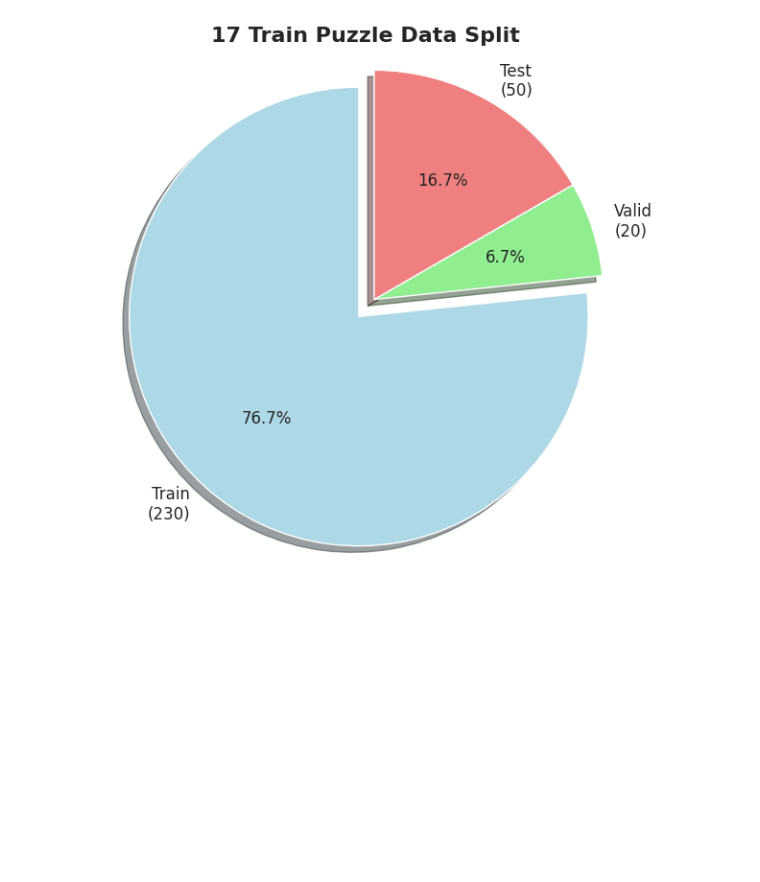
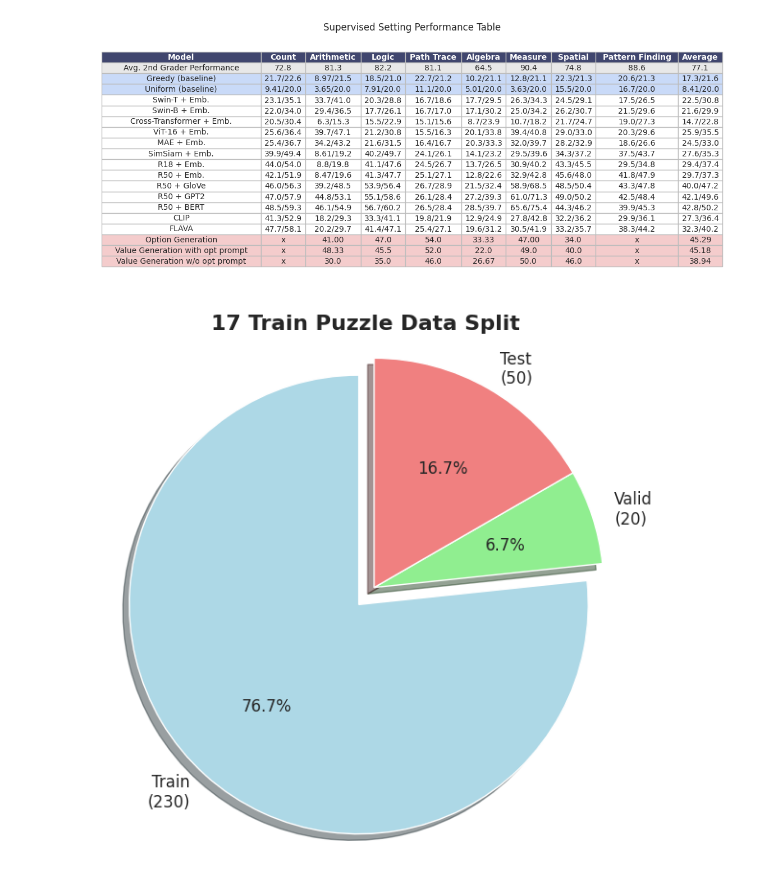
Before and after one commit to J-PARK11/Schema_and_Argument_Code_Prompting_V_CoT, a Jupyter notebook: canvas.ipynb, the cells around one changed output. Saved outputs shown, nothing was run; the diff lists cells and outputs as text; code cells hidden in the pictures; blank space fills up the shorter version.

```diff
--- a/canvas.ipynb
+++ b/canvas.ipynb
@@ -11,3 +576,80 @@ colors = sns.color_palette("husl", 40)
+# %%
+data = {
+    "Model": ["Avg. 2nd Grader Performance", "Greedy (baseline)", "Uniform (baseline)", "Swin-T + Emb.", "Swin-B + Emb.",
+              "Cross-Transformer + Emb.", "ViT-16 + Emb.", "MAE + Emb.",
+              "SimSiam + Emb.", "R18 + Emb.", "R50 + Emb.", "R50 + GloVe",
+              "R50 + GPT2", "R50 + BERT", "CLIP", "FLAVA",
+              "Option Generation", "Value Generation with opt prompt", "Value Generation w/o opt prompt"],
+    "Count": ["72.8", "21.7/22.6", "9.41/20.0", "23.1/35.1", "22.0/34.0", "20.5/30.4", "25.6/36.4",
+              "25.4/36.7", "39.9/49.4", "44.0/54.0", "42.1/51.9", "46.0/56.3", "47.0/57.9",
+              "48.5/59.3", "41.3/52.9", "47.7/58.1", 'x', 'x', 'x'],
+    "Arithmetic": ["81.3", "8.97/21.5", "3.65/20.0", "33.7/41.0", "29.4/36.5", "6.3/15.3", "39.7/47.1",
+                   "34.2/43.2", "8.61/19.2", "8.8/19.8", "8.47/19.6", "39.2/48.5", "44.8/53.1",
+                   "46.1/54.9", "18.2/29.3", "20.2/29.7", '41.00', '48.33', '30.0'],
+    "Logic": ["82.2", "18.5/21.0", "7.91/20.0", "20.3/28.8", "17.7/26.1", "15.5/22.9", "21.2/30.8",
+              "21.6/31.5", "40.2/49.7", "41.1/47.6", "41.3/47.7", "53.9/56.4", "55.1/58.6",
+              "56.7/60.2", "33.3/41.1", "41.4/47.1", '47.0', '45.5', '35.0'],
+    "Path Trace": ["81.1", "22.7/21.2", "11.1/20.0", "16.7/18.6", "16.7/17.0", "15.1/15.6", "15.5/16.3",
+                   "16.4/16.7", "24.1/26.1", "24.5/26.7", "25.1/27.1", "26.7/28.9", "26.1/28.4",
+                   "26.5/28.4", "19.8/21.9", "25.4/27.1", '54.0', '52.0', '46.0'],
+    "Algebra": ["64.5", "10.2/21.1", "5.01/20.0", "17.7/29.5", "17.1/30.2", "8.7/23.9", "20.1/33.8",
+                "20.3/33.3", "14.1/23.2", "13.7/26.5", "12.8/22.6", "21.5/32.4", "27.2/39.3",
+                "28.5/39.7", "12.9/24.9", "19.6/31.2", '33.33', '22.0', '26.67'],
+
+    "Measure": ["90.4", "12.8/21.1", "3.63/20.0", "26.3/34.3", "25.0/34.2", "10.7/18.2", "39.4/40.8",
+                "32.0/39.7", "29.5/39.6", "30.9/40.2", "32.9/42.8", "58.9/68.5", "61.0/71.3",
+                "65.6/75.4", "27.8/42.8", "30.5/41.9", '47.00', '49.0', '50.0'],
+    "Spatial": ["74.8", "22.3/21.3", "15.5/20.0", "24.5/29.1", "26.2/30.7", "21.7/24.7", "29.0/33.0",
+                "28.2/32.9", "34.3/37.2", "43.3/45.5", "45.6/48.0", "48.5/50.4", "49.0/50.2",
+                "44.3/46.2", "32.2/36.2", "33.2/35.7", '34.0', '40.0', '46.0'],
+    "Pattern Finding": ["88.6", "20.6/21.3", "16.7/20.0", "17.5/26.5", "21.5/29.6", "19.0/27.3", "20.3/29.6",
+                "18.6/26.6", "37.5/43.7", "29.5/34.8", "41.8/47.9", "43.3/47.8", "42.5/48.4",
+                "39.9/45.3", "29.9/36.1", "38.3/44.2", 'x', 'x', 'x'],
+    "Average": ["77.1", "17.3/21.6", "8.41/20.0", "22.5/30.8", "21.6/29.9", "14.7/22.8", "25.9/35.5",
+                "24.5/33.0", "27.6/35.3", "29.4/37.4", "29.7/37.3", "40.0/47.2", "42.1/49.6",
+                "42.8/50.2", "27.3/36.4", "32.3/40.2", '45.29', '45.18', '38.94']
+}
+
+# DataFrame 생성
+df = pd.DataFrame(data)
+
+# 시각화 함수 정의
+def visualize_table(df):
+    fig, ax = plt.subplots(figsize=(12, 5))
+
+    # 테이블 그리기
+    ax.axis('off')
+    table = ax.table(cellText=df.values, colLabels=df.columns, cellLoc='center', loc='center')
+
+    # 스타일 설정
+    table.auto_set_font_size(False)
+    table.set_fontsize(10)
+    table.auto_set_column_width(col=list(range(len(df.columns))))
+
+    # 헤더와 첫 행 배경 색상 설정
+    num_row = len(df.values)
+    for (i, j), cell in table.get_celld().items():
+        if i == 0:
+            cell.set_text_props(weight='bold', color='white')
+            cell.set_facecolor('#40466e')
+        elif i == 1:
+            cell.set_facecolor('#e8e8e8')
+        elif i in [2,3]:
+            cell.set_facecolor('#c9daf8ff')
+        elif i >= (num_row+1-3):
+            cell.set_facecolor('#f4ccccff')
+        else:
+            cell.set_facecolor('white')
+        cell.set_edgecolor('#bdbdbd')
+
+    plt.title('Supervised Setting Performance Table')
+    plt.tight_layout()
+    plt.show()
+
+# 함수 실행
+visualize_table(df)
+# %% [output]
+[figure, added]
 # %%
 def plot_pie_chart():
     """
```
Also changed, not shown: parts of 9 cells of this notebook, 21 other files.
